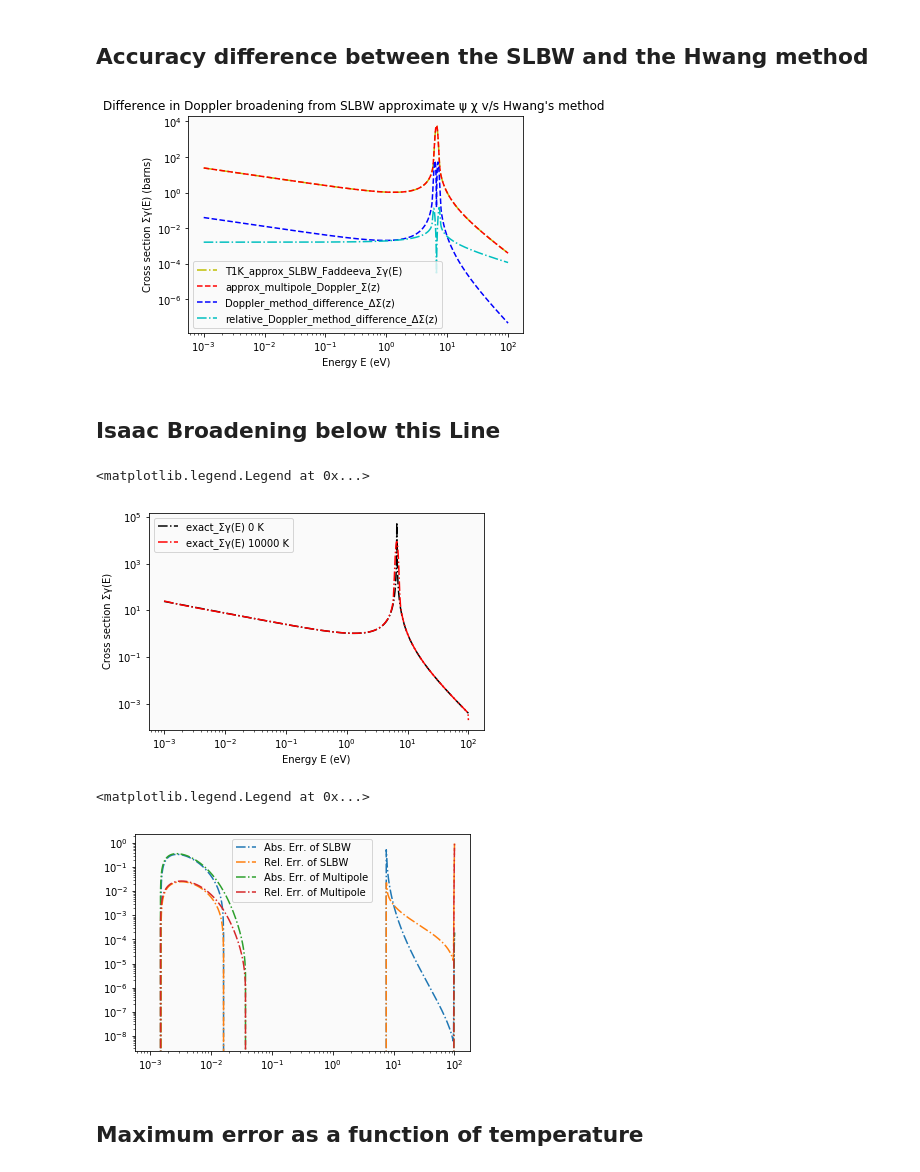
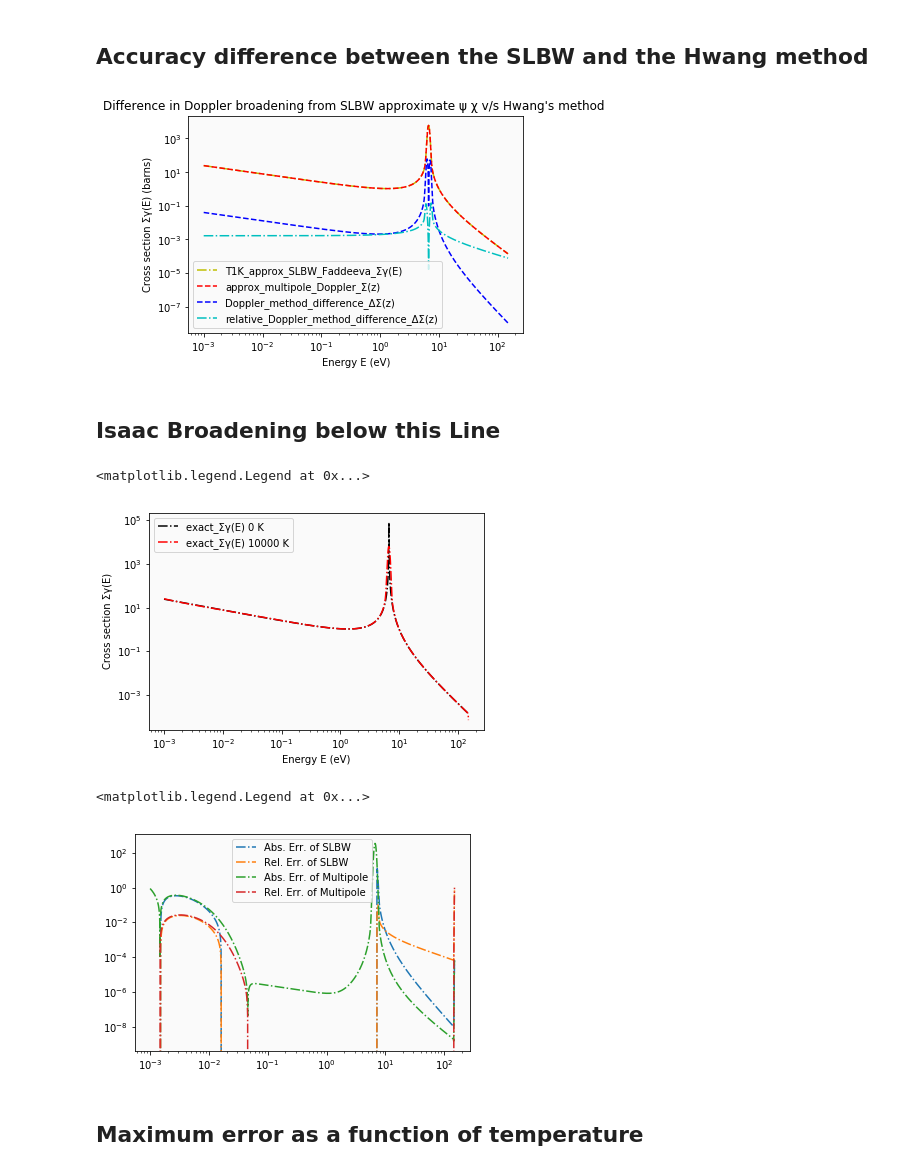
Before and after one commit to icmeyer/Uncertainty-Methods-Toy-Problem, a Jupyter notebook: temperature treatment.ipynb, the cells around one changed output. Drawn from its saved outputs; the diff is of its cells as text; code cells hidden in the pictures.

```diff
--- a/temperature treatment.ipynb
+++ b/temperature treatment.ipynb
@@ -38,9 +38,9 @@ from vector_fit import VF_algorithm, rational_function
 > This toy-problem consists of the 1st caputre cross section of U-238
 # %%
 # Energy grid structure
-E_max = 10**(2) # Minimum energy of the energy groups
+E_max = 1.5*10**(2) # Minimum energy of the energy groups
 E_min = 10**(-3) # Maximum energy of the energy groups & the cutoff energy of the fision spectrum
-N_g = 1000 # Number of energy groups
+N_g = 3000 # Number of energy groups
 E_g = np.logspace(np.log10(E_min),np.log10(E_max),N_g) # Energy groups (here log-spaced) for flux ψ
 z_g = E_g**0.5 # Energy groups (here log-spaced) for flux ψ
 
@@ -247,7 +247,7 @@ plt.legend()
 
 plt.rcParams['axes.facecolor'] = '0.98'
 # %% [output]
-[figure, old version]
+[figure, new version]
 # %% [markdown]
 ## Isaac Broadening below this Line
 # %%
@@ -267,24 +267,24 @@ plt.xlabel('Energy E (eV)')
 plt.legend()
 # %% [output]
 <matplotlib.legend.Legend at 0x...>
-[figure, old version]
+[figure, new version]
 # %%
 # Comparison at 10000 K between methods
 abs_err_of_SLBW_Faddeeva = T1K_approx_SLBW_Faddeeva_Σγ - sigma1_Doppler_Σγ
 rel_err_of_SLBW_Faddeeva = (T1K_approx_SLBW_Faddeeva_Σγ - sigma1_Doppler_Σγ)/(sigma1_Doppler_Σγ)
 
-abs_err_of_multipole_Doppler = approx_multipole_Doppler_Σγ - sigma1_Doppler_Σγ
+abs_err_of_multipole_Doppler = np.abs(approx_multipole_Doppler_Σγ - sigma1_Doppler_Σγ)
 rel_err_of_multipole_Doppler = (approx_multipole_Doppler_Σγ - sigma1_Doppler_Σγ)/(sigma1_Doppler_Σγ)
 
 plt.loglog(E_g , abs_err_of_SLBW_Faddeeva, '-.', label='Abs. Err. of SLBW')
 plt.loglog(E_g , rel_err_of_SLBW_Faddeeva, '-.', label='Rel. Err. of SLBW')
 
 plt.loglog(E_g , abs_err_of_multipole_Doppler, '-.', label='Abs. Err. of Multipole')
 plt.loglog(E_g , rel_err_of_multipole_Doppler, '-.', label='Rel. Err. of Multipole')
 plt.legend()
 # %% [output]
 <matplotlib.legend.Legend at 0x...>
-[figure, old version]
+[figure, new version]
 # %% [markdown]
 ## Maximum error as a function of temperature
 # %%
```
Also changed, not shown: parts of 7 cells of this notebook.
